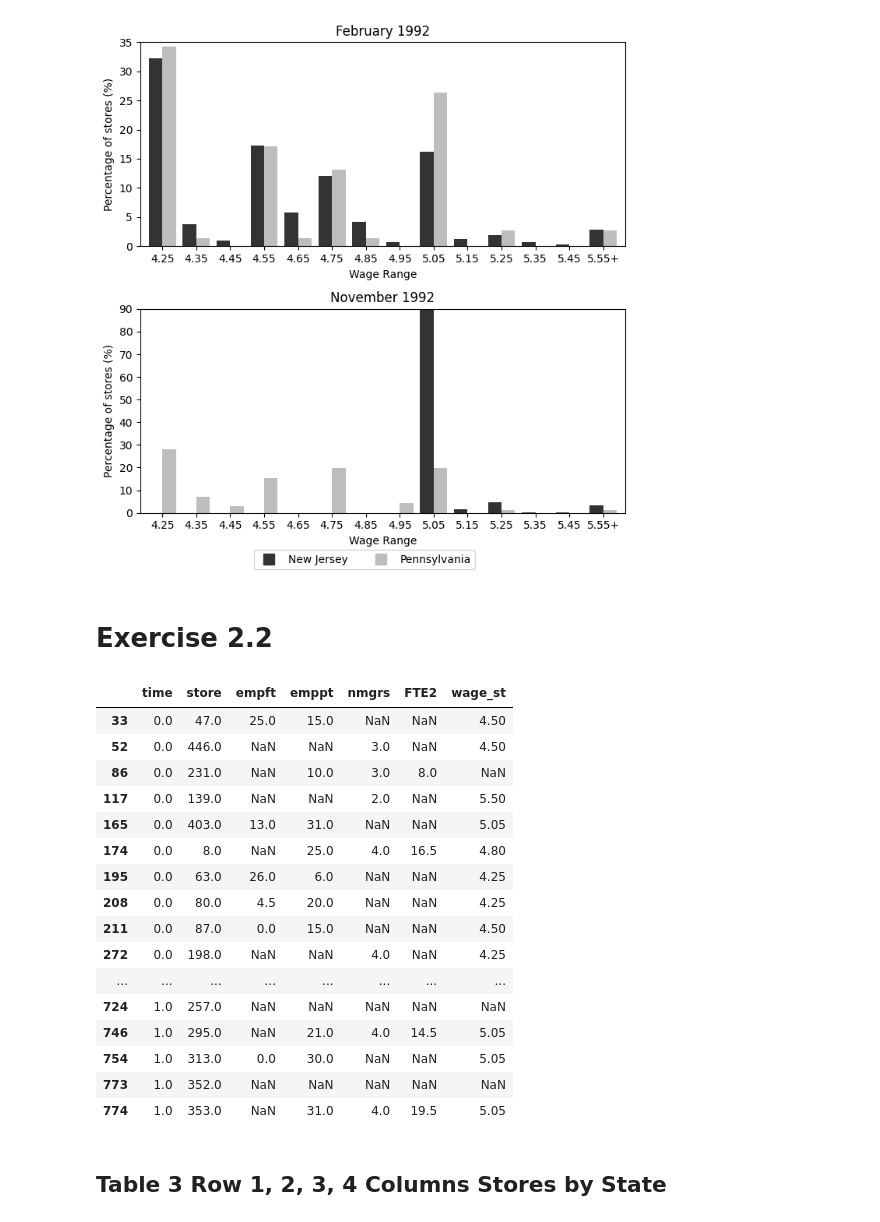
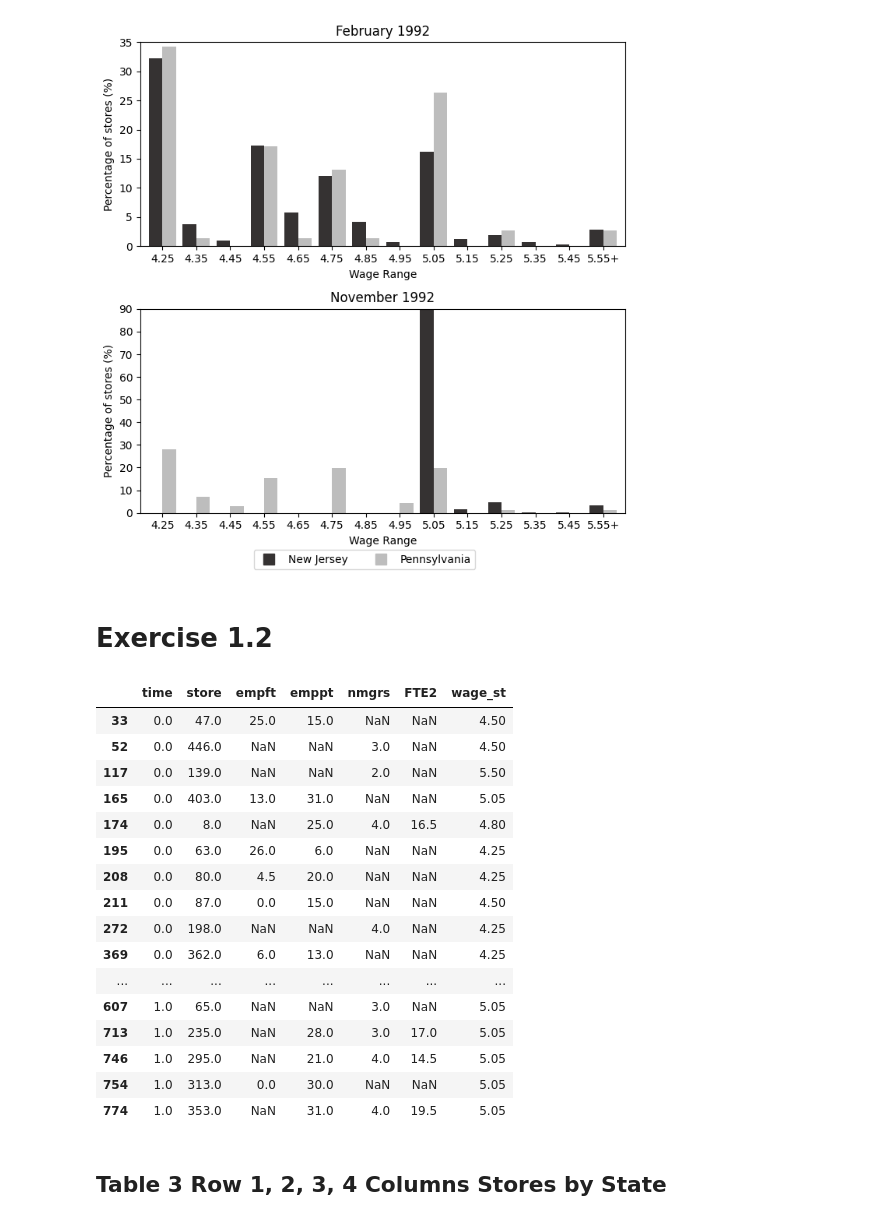
Before and after one commit to cherrylchico/econometrics_hw8, a Jupyter notebook: Assignment8.ipynb, the cells around one changed output. Cells and saved outputs as stored; diff of their text form; code cells hidden in the pictures.

```diff
--- a/Assignment8.ipynb
+++ b/Assignment8.ipynb
@@ -142,7 +117,7 @@ plt.savefig('Figure1.png', bbox_inches='tight')
 # %% [output]
 [figure]
 # %% [markdown]
-# Exercise 2.2
+# Exercise 1.2
 # %%
 #(Full-time-equivalent [FTE] employment was calculated as the number of full-time workers[including managers]
 # plus 0.5 times the number of part-time workers
@@ -151,11 +128,10 @@ df['FTE'] = df['empft'] + df['nmgrs'] + 0.5 * df['emppt']
 df['FTE2'] = df['empft'].fillna(0) + df['nmgrs'] + 0.5 * df['emppt']
 # %%
-df[df['FTE'].isnull()][['time','store','empft','emppt','nmgrs','FTE2','wage_st']]
+df[df['FTE'].isnull() & ~df['wage_st'].isnull()][['time','store','empft','emppt','nmgrs','FTE2','wage_st']]
 # %% [output]
 |  | time | store | empft | emppt | nmgrs | FTE2 | wage_st |
 | 33 | 0.0 | 47.0 | 25.0 | 15.0 | NaN | NaN | 4.50 |
 | 52 | 0.0 | 446.0 | NaN | NaN | 3.0 | NaN | 4.50 |
-| 86 | 0.0 | 231.0 | NaN | 10.0 | 3.0 | 8.0 | NaN |
 | 117 | 0.0 | 139.0 | NaN | NaN | 2.0 | NaN | 5.50 |
 | 165 | 0.0 | 403.0 | 13.0 | 31.0 | NaN | NaN | 5.05 |
 | 174 | 0.0 | 8.0 | NaN | 25.0 | 4.0 | 16.5 | 4.80 |
@@ -163,11 +139,12 @@ df[df['FTE'].isnull()][['time','store','empft','emppt','nmgrs','FTE2','wage_st']
 | 208 | 0.0 | 80.0 | 4.5 | 20.0 | NaN | NaN | 4.25 |
 | 211 | 0.0 | 87.0 | 0.0 | 15.0 | NaN | NaN | 4.50 |
 | 272 | 0.0 | 198.0 | NaN | NaN | 4.0 | NaN | 4.25 |
+| 369 | 0.0 | 362.0 | 6.0 | 13.0 | NaN | NaN | 4.25 |
 | ... | ... | ... | ... | ... | ... | ... | ... |
-| 724 | 1.0 | 257.0 | NaN | NaN | NaN | NaN | NaN |
+| 607 | 1.0 | 65.0 | NaN | NaN | 3.0 | NaN | 5.05 |
+| 713 | 1.0 | 235.0 | NaN | 28.0 | 3.0 | 17.0 | 5.05 |
 | 746 | 1.0 | 295.0 | NaN | 21.0 | 4.0 | 14.5 | 5.05 |
 | 754 | 1.0 | 313.0 | 0.0 | 30.0 | NaN | NaN | 5.05 |
-| 773 | 1.0 | 352.0 | NaN | NaN | NaN | NaN | NaN |
 | 774 | 1.0 | 353.0 | NaN | 31.0 | 4.0 | 19.5 | 5.05 |
 # %% [markdown]
 ## Table 3 Row 1, 2, 3, 4 Columns Stores by State
```
Also changed, not shown: parts of 3 cells of this notebook, 1 other file.
